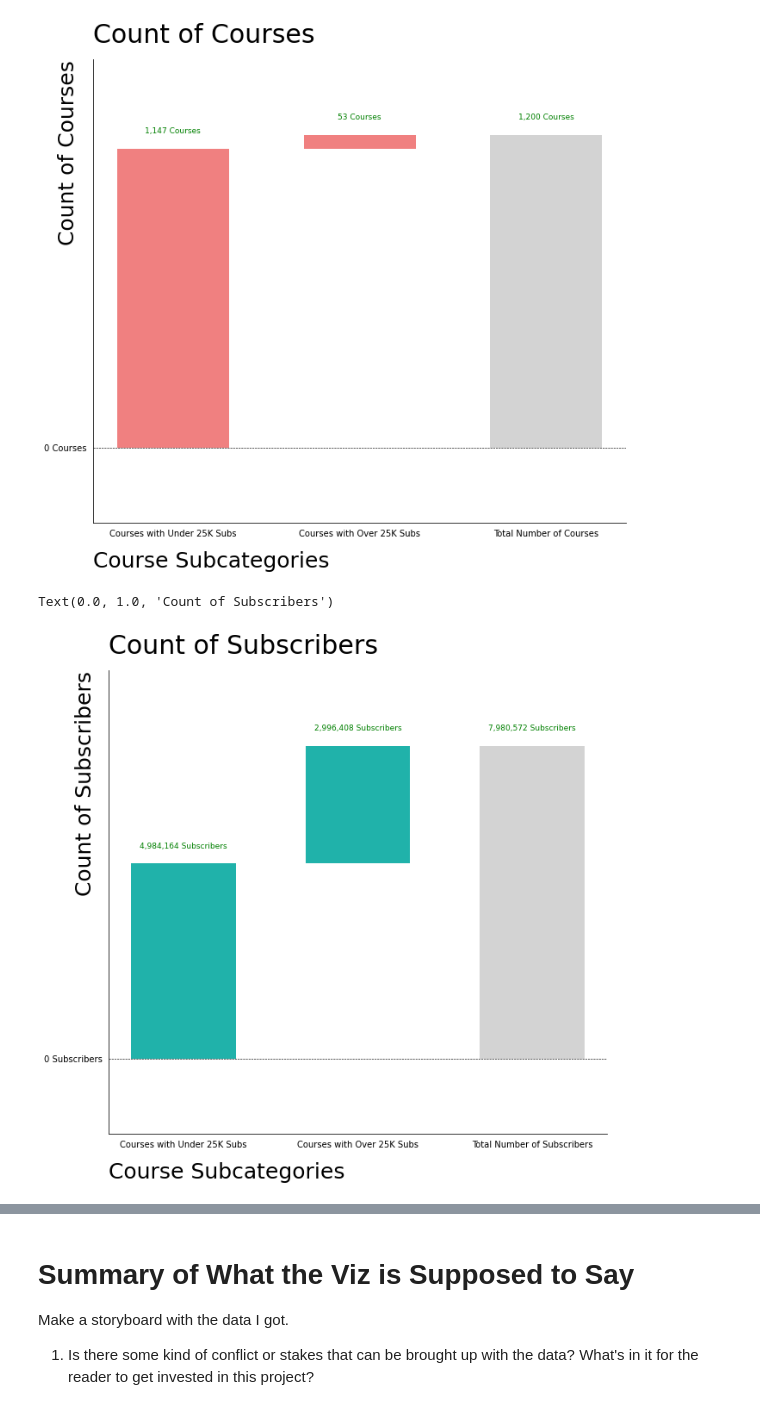
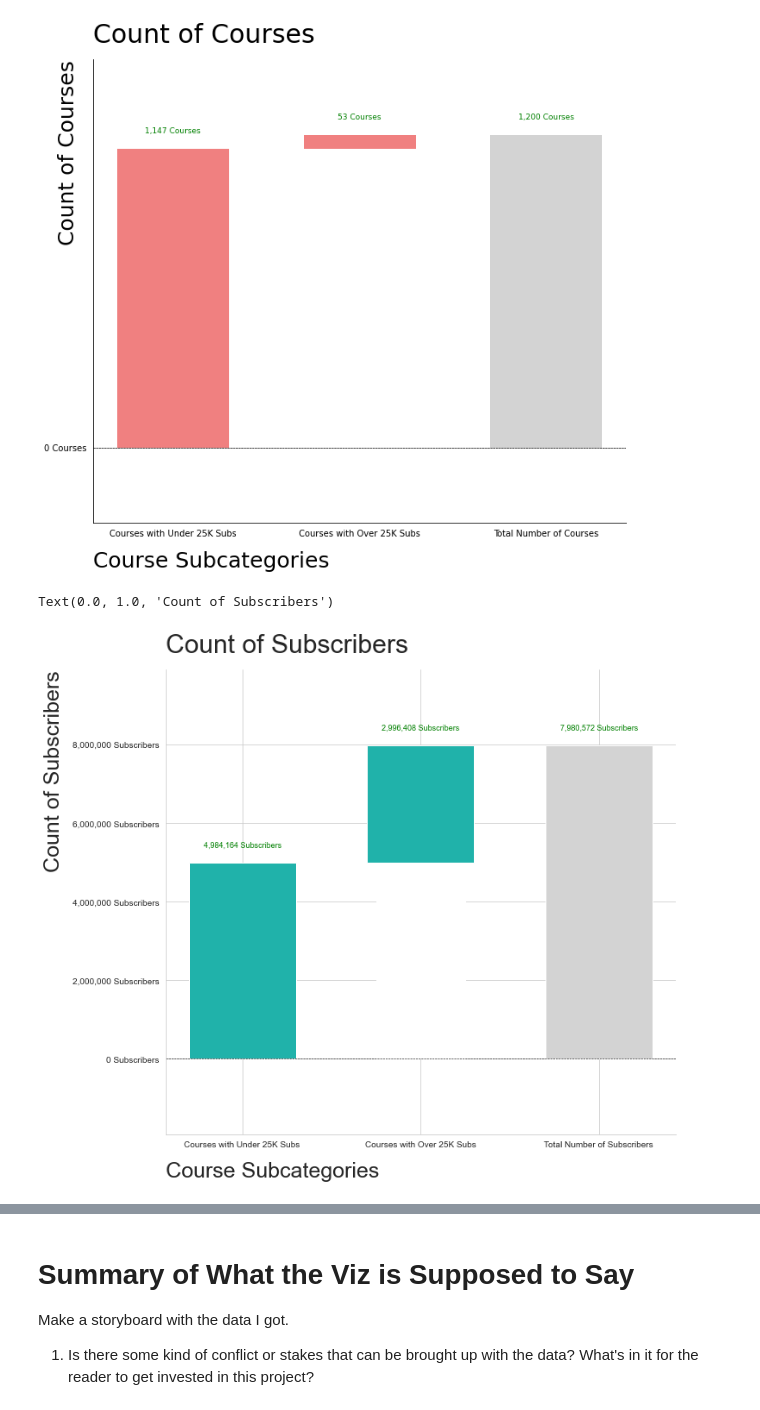
Before and after one commit to willnguyen14/udemy-viz-project, a Jupyter notebook: udemy.ipynb, the cells around one changed output, grey strips where cells are left out. Saved outputs shown, nothing was run; the diff lists cells and outputs as text; code cells hidden in the pictures.

```diff
--- a/udemy.ipynb
+++ b/udemy.ipynb
@@ -234,12 +218,20 @@ OLS Regression Results
 Notes:
 [1] Standard Errors assume that the covariance matrix of the errors is correctly specified.
 # %%
+import seaborn as sns
+import matplotlib.pyplot as plt
+%matplotlib inline
+
+# can try to color code only courses ranging from 0-20 hours
+
+sns.set_style("whitegrid")
 plt.figure(figsize=(15,12))
 plt.scatter(x1,y)
 yhat = 3.4368*x1 + 57.9377
 plt.plot(x1,yhat,lw=3,c='orange',label='regression line')
 plt.axvline(x=20,dashes=(5, 2, 1, 2))
-plt.xlabel("Hours",fontsize=25,loc='left')
-plt.ylabel("Price",fontsize=25,loc='top')
+plt.xlabel("Hours",fontsize=30,loc='left')
+plt.ylabel("Price",fontsize=30,loc='top')
+plt.title("Regression on Price and Hours",loc="left",fontsize=40,fontweight=20)
 sns.despine(left=True,bottom=True)
 # %% [output]
@@ -252,5 +263,6 @@ Histogram: the number of classes that has under 25,000 students
 # %%
-plt.figure(figsize=(18,18))
+sns.set_style("whitegrid")
+plt.figure(figsize=(15,15))
 df_sorted= web_dev.sort_values('numSubscribers',ascending=False)
 sns.histplot(df_sorted.numSubscribers)
 # %% [output]
@@ -375,19 +399,21 @@ plt.title("Count of Courses",loc='left',fontsize=30,pad=20)
 Text(0.0, 1.0, 'Count of Courses')
 [figure]
 # %%
+sns.set_style("whitegrid")
 waterfall_chart.plot(stats.Percentile,stats["Sum Number of Subscribers"],
         rotation_value=0,net_label="Total Number of Subscribers",formatting="{:,.0f} Subscribers",
         blue_color='lightgrey',green_color='lightseagreen')
 
 sns.despine()
+plt.grid(True,which="minor")
 plt.tick_params(left=False,bottom=False)
-plt.yticks([0])
+# plt.yticks([0])
 plt.xlabel("Course Subcategories",loc="left",fontsize=25,labelpad=15)
-plt.ylabel("Count of Subscribers",loc="top",fontsize=25,labelpad=-60)
+plt.ylabel("Count of Subscribers",loc="top",fontsize=25,labelpad=10)
 plt.title("Count of Subscribers",loc='left',fontsize=30,pad=20)
 # %% [output]
 Text(0.0, 1.0, 'Count of Subscribers')
-[figure, old version]
+[figure, new version]
 # %%
 # figure out how to mark the segments
 # add % sign to x-tick labels
```
Also changed, not shown: parts of 28 cells of this notebook.
